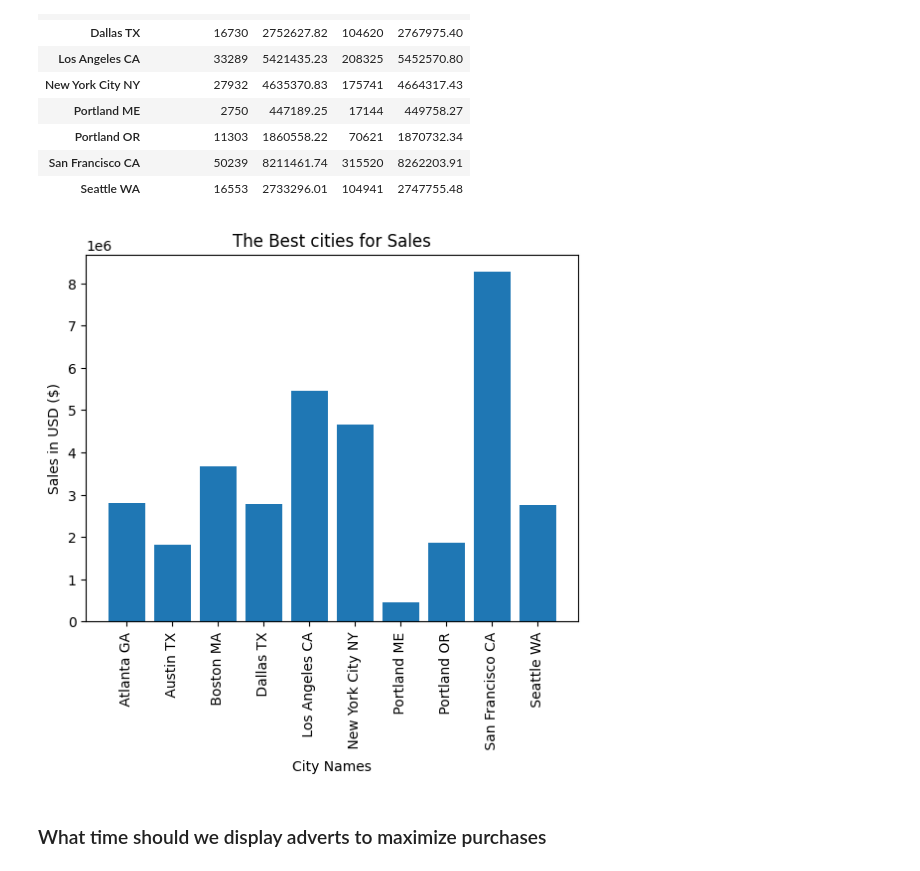
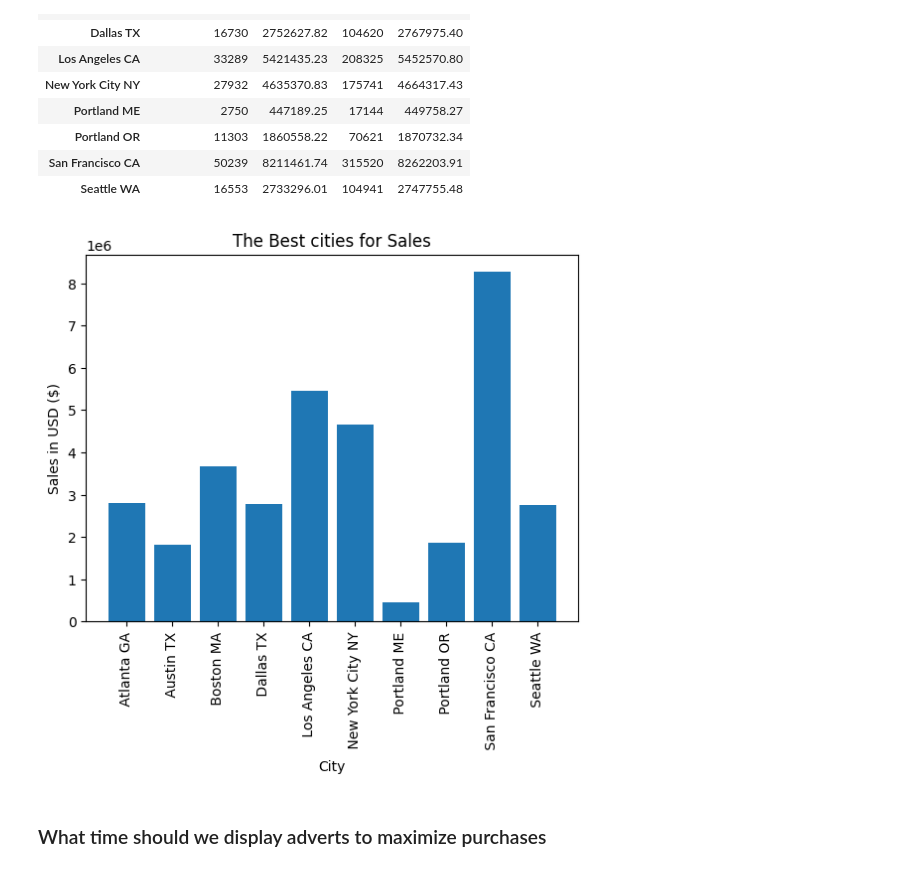
Before and after one commit to tsbarry/Sales_data, a Jupyter notebook: sales_data.ipynb, the cells around one changed output. Drawn from its saved outputs; the diff is of its cells as text; code cells hidden in the pictures.

```diff
--- a/sales_data.ipynb
+++ b/sales_data.ipynb
@@ -223,15 +229,15 @@ best_cities
 # %%
 import matplotlib.pyplot as plt
 fig, ax = plt.subplots()
 cities = [city for city, df in df.groupby('City')]
 plt.bar(cities, best_cities['Sales'])
 plt.xticks(cities, rotation= 'vertical', size= 10)
 plt.ylabel('Sales in USD ($)')
-plt.xlabel('City Names')
+plt.xlabel('City')
 plt.title('The Best cities for Sales')
 plt.show()
 # %% [output]
-[figure, old version]
+[figure, new version]
 # %% [markdown]
 ### What time should we display adverts to maximize purchases
 # %%
```
Also changed, not shown: parts of 15 cells of this notebook.
